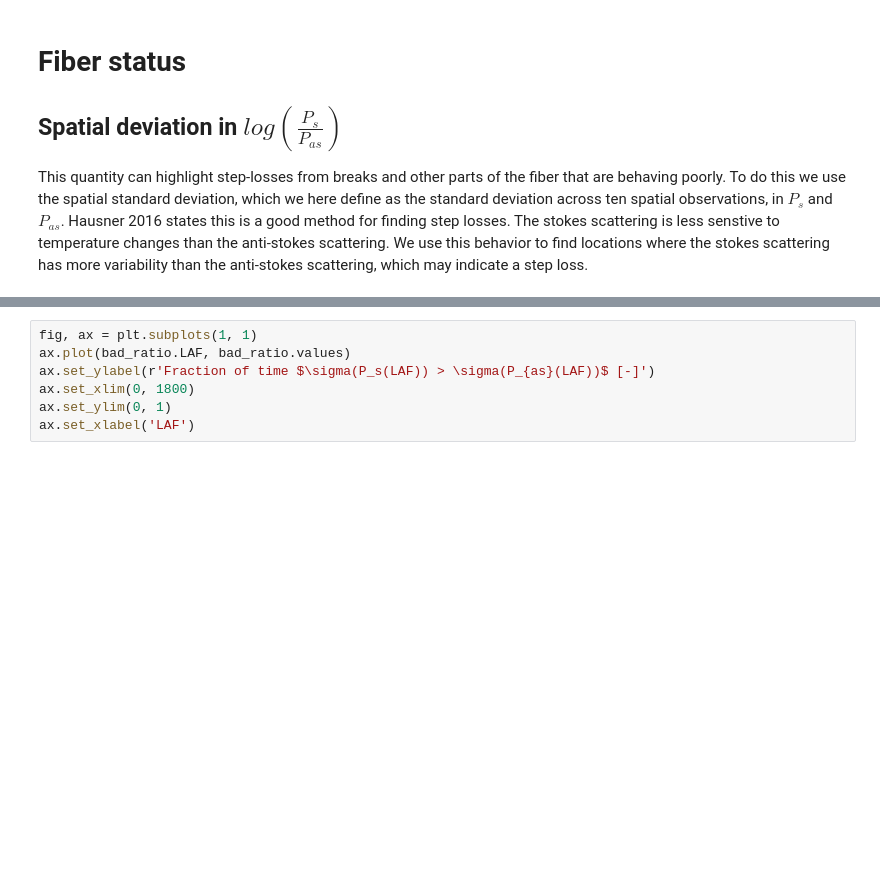
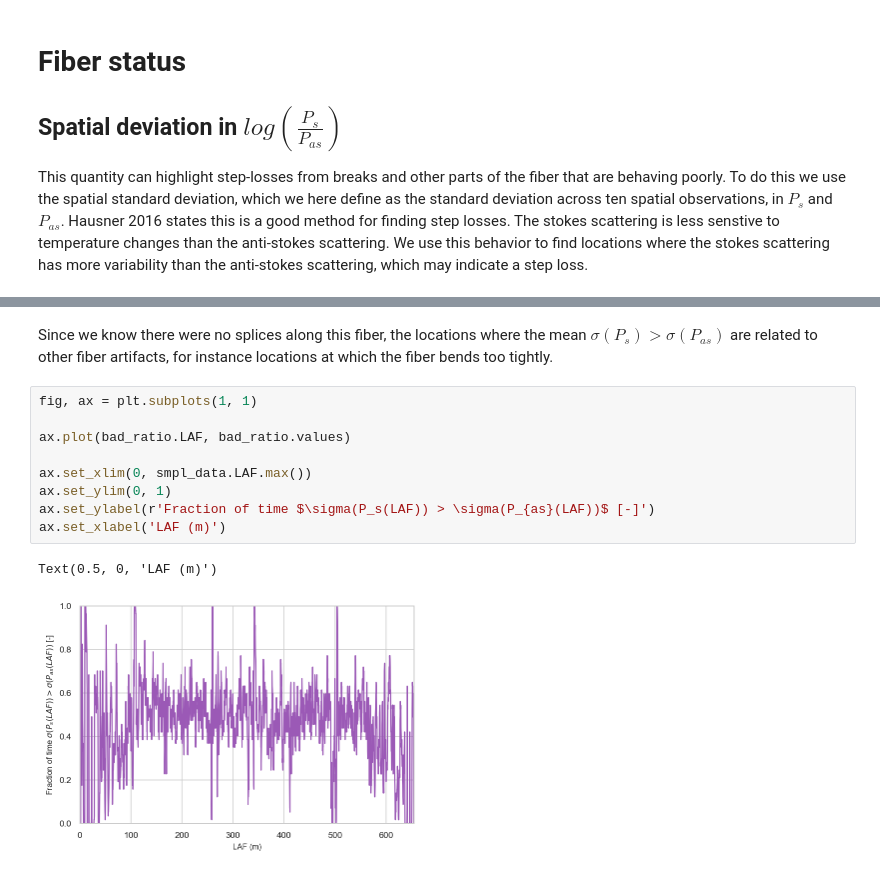
Before and after one commit to klapo/pyfocs, a Jupyter notebook: example/pyfox_example_data.ipynb, the cells around one changed output, grey strips where cells are left out. Saved outputs shown, nothing was run; the diff lists cells and outputs as text; blank space fills up the shorter version.

```diff
--- a/example/pyfox_example_data.ipynb
+++ b/example/pyfox_example_data.ipynb
@@ -605,7 +288,14 @@ Text(0, 0.5, '$\\sigma log(\\frac{P_s}{P_{as}})$')
+# %% [markdown]
+Since we know there were no splices along this fiber, the locations where the mean $\sigma(P_s) > \sigma(P_{as})$ are related to other fiber artifacts, for instance locations at which the fiber bends too tightly.
 # %%
 fig, ax = plt.subplots(1, 1)
+
 ax.plot(bad_ratio.LAF, bad_ratio.values)
+
+ax.set_xlim(0, smpl_data.LAF.max())
+ax.set_ylim(0, 1)
 ax.set_ylabel(r'Fraction of time $\sigma(P_s(LAF)) > \sigma(P_{as}(LAF))$ [-]')
-ax.set_xlim(0, 1800)
-ax.set_ylim(0, 1)
-ax.set_xlabel('LAF')
+ax.set_xlabel('LAF (m)')
+# %% [output]
+Text(0.5, 0, 'LAF (m)')
+[figure, added]
```
Also changed, not shown: parts of 25 cells of this notebook, 6 other files.
